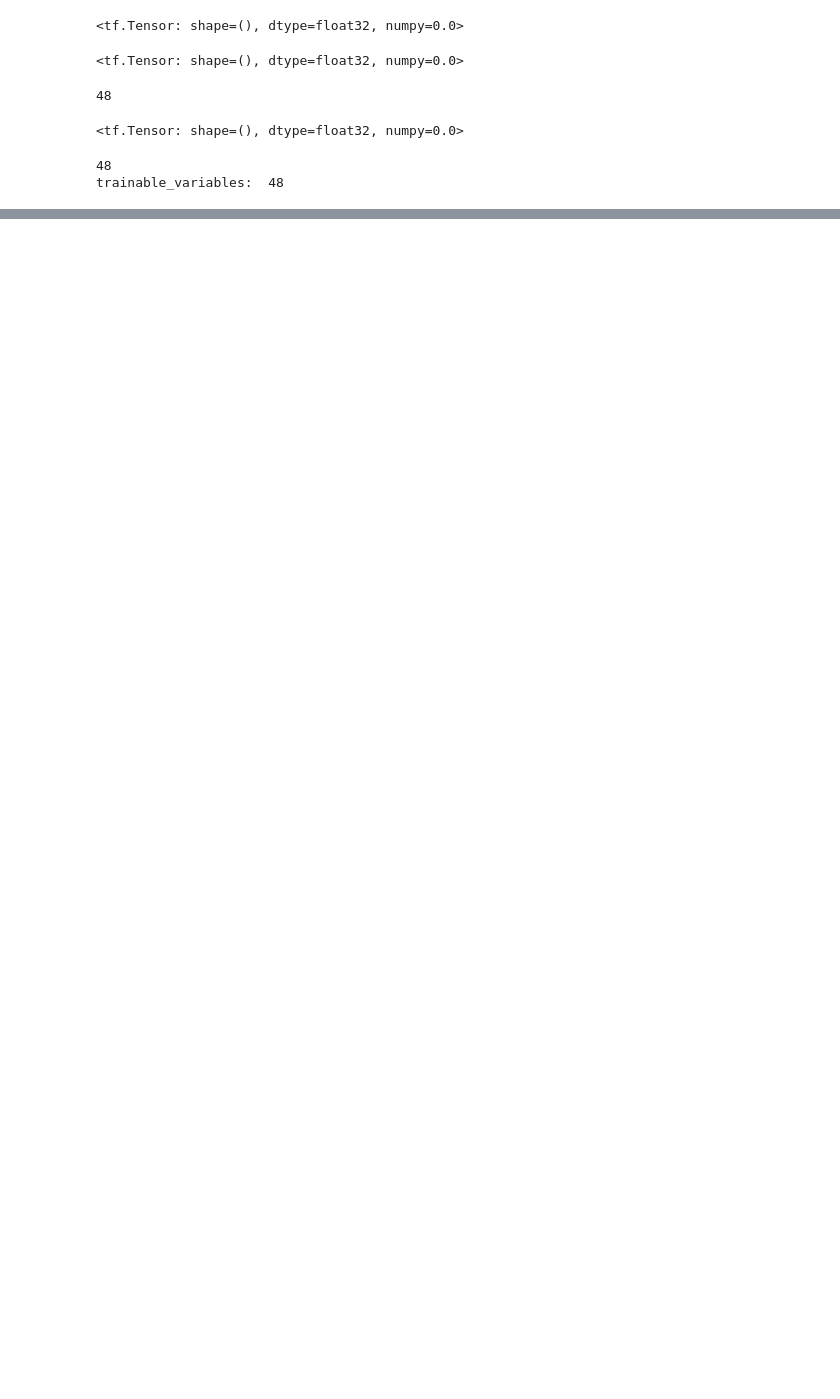
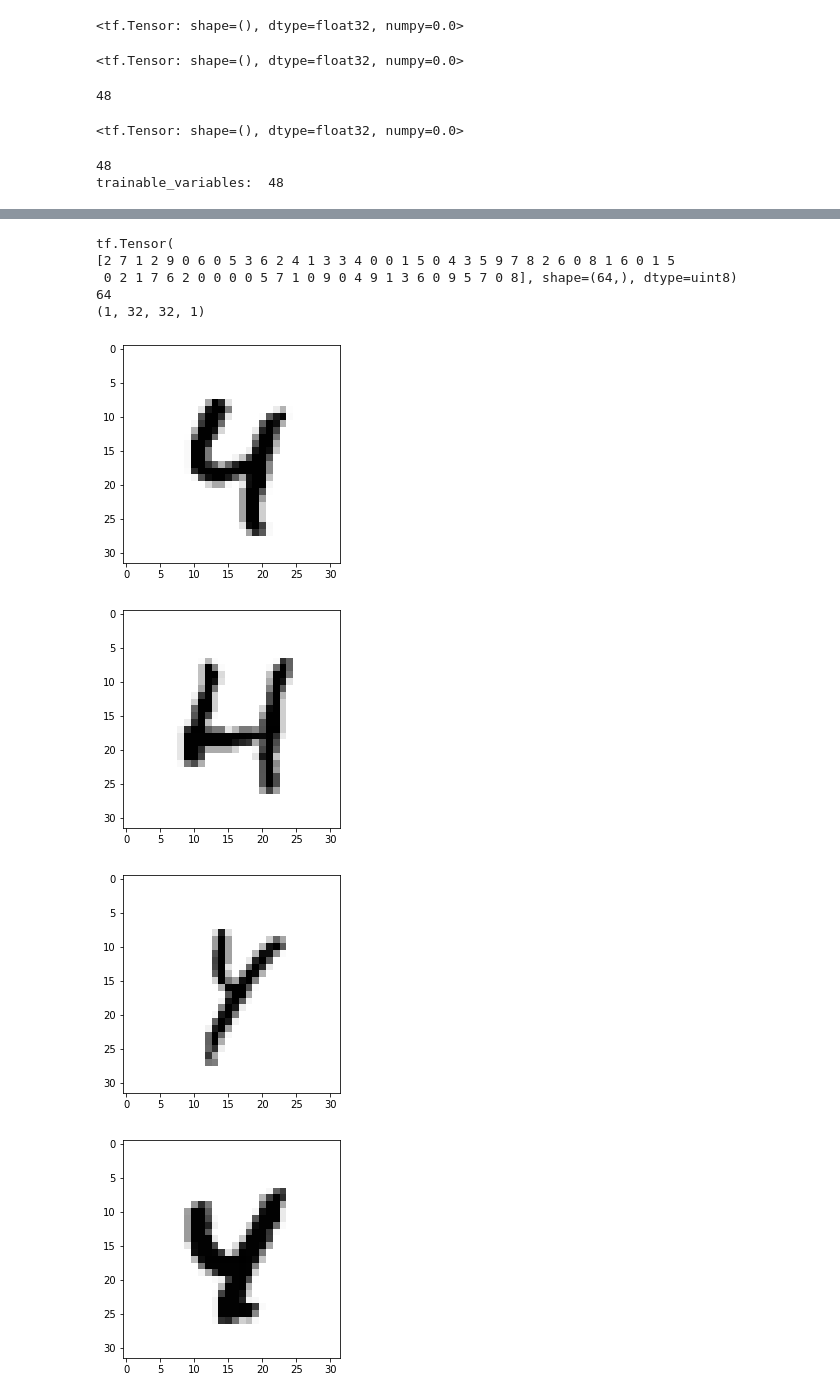
Before and after one commit to MaryDongsn/DL_RL, a Jupyter notebook: real_nvp.ipynb, the cells around one changed output, grey strips where cells are left out. Drawn from its saved outputs; the diff is of its cells as text; code cells hidden in the pictures; blank space fills up the shorter version.

```diff
--- a/real_nvp.ipynb
+++ b/real_nvp.ipynb
@@ -673,2 +672,39 @@ Step <tf.Variable 'Adam/iter:0' shape=() dtype=int64, numpy=28000> Loss -115276.
 # %%
 test_dataset = test_dataset_raw.shuffle(SHUFFLE_BUFFER_SIZE).batch(BATCH_SIZE)
+# %%
+testNumber = 4
+number_label_list = []
+number_image_list = []
+for image_features in test_dataset.take(1):
+    label_list = image_features['label'].numpy()
+    image_list = image_features["img"]
+    print (image_features['label'])
+    i = 0
+    print(len(label_list))
+    while i < len(label_list):
+
+      if label_list[i] == testNumber:
+
+        number_label_list.append(i)
+        number_image_list.append(image_list[i])
+
+        fig, ax = plt.subplots()
+        plt.imshow(tf.squeeze(image_list[i], axis=-1), cmap='gray_r')
+
+      i = i+1
+trg = number_image_list
+inv = flow.bijector.inverse(trg)
+re_trg = flow.bijector.forward(inv)
+re_inv = np.array([(inv[0] + inv[0]) / 2.0])
+print(re_inv.shape)
+re_re_trg = flow.bijector.forward(re_inv)
+# %% [output]
+tf.Tensor(
+[2 7 1 2 9 0 6 0 5 3 6 2 4 1 3 3 4 0 0 1 5 0 4 3 5 9 7 8 2 6 0 8 1 6 0 1 5
+ 0 2 1 7 6 2 0 0 0 0 5 7 1 0 9 0 4 9 1 3 6 0 9 5 7 0 8], shape=(64,), dtype=uint8)
+64
+(1, 32, 32, 1)
+[figure, added]
+[figure, added]
+[figure, added]
+[figure, added]
```
Also changed, not shown: parts of 17 cells of this notebook.
